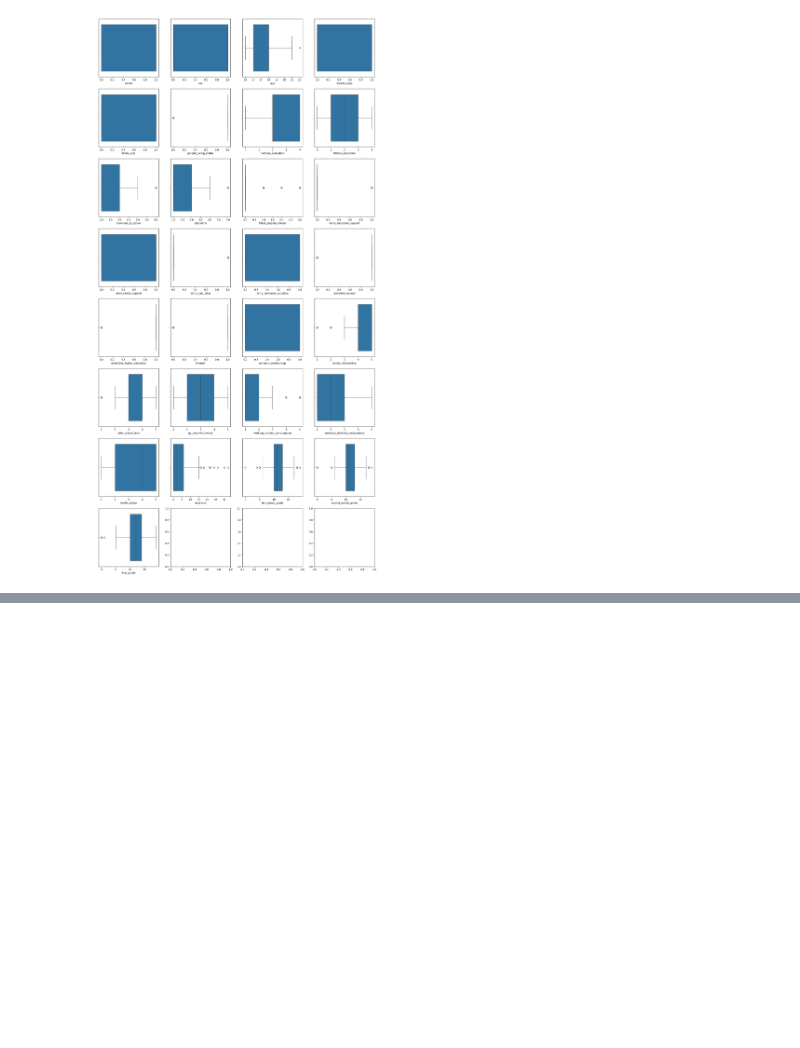
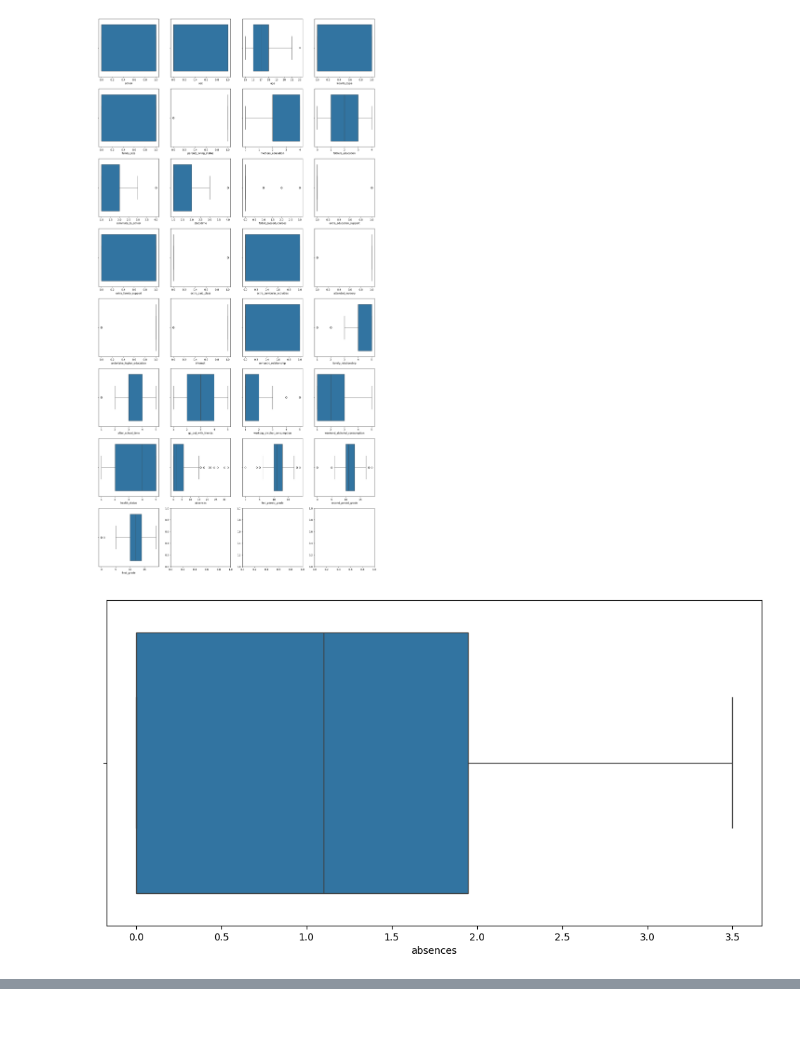
Before and after one commit to AdiBoye/machine_learning_capstone_project, a Jupyter notebook: src/Machine_Learning_Group.ipynb, the cells around one changed output, grey strips where cells are left out. Saved outputs shown, nothing was run; the diff lists cells and outputs as text; code cells hidden in the pictures; blank space fills up the shorter version.

```diff
--- a/src/Machine_Learning_Group.ipynb
+++ b/src/Machine_Learning_Group.ipynb
@@ -493,5 +500,15 @@ plt.show()
 Box Plots for numerical values
 ========================================
 [figure]
+# %%
+#Applying log transform on absecences
+data['absences'] = np.log(data['absences'] + 1)
+
+#box plot
+plt.figure(figsize=(12, 6))
+sns.boxplot(data=data, x='absences')
+plt.show()
+# %% [output]
+[figure, added]
 # %% [markdown]
 There were some outliers in numerical values such as age, commute to school and study time and others.
```
Also changed, not shown: parts of 48 cells of this notebook.
